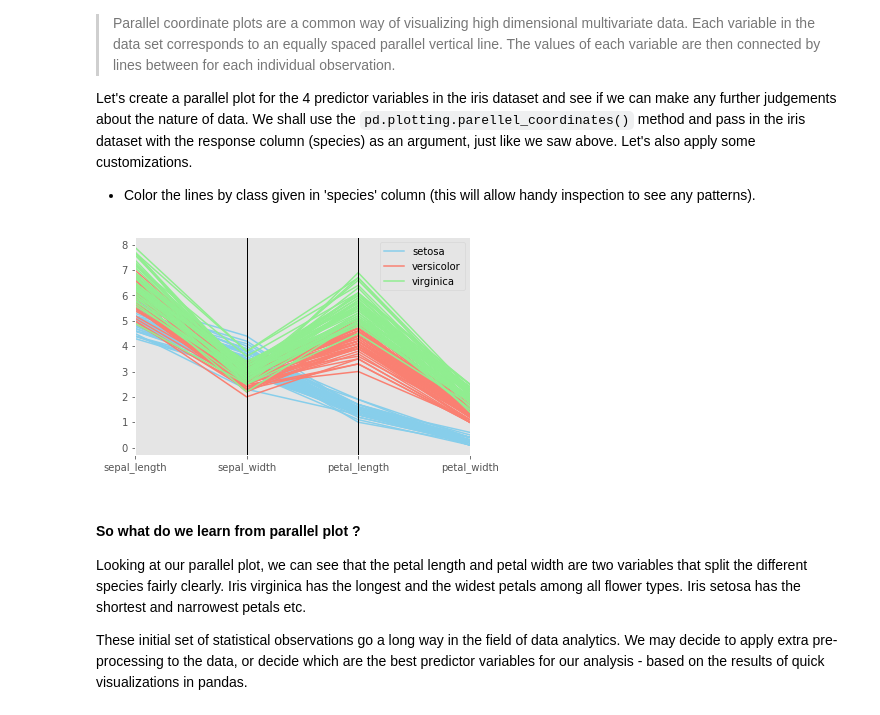
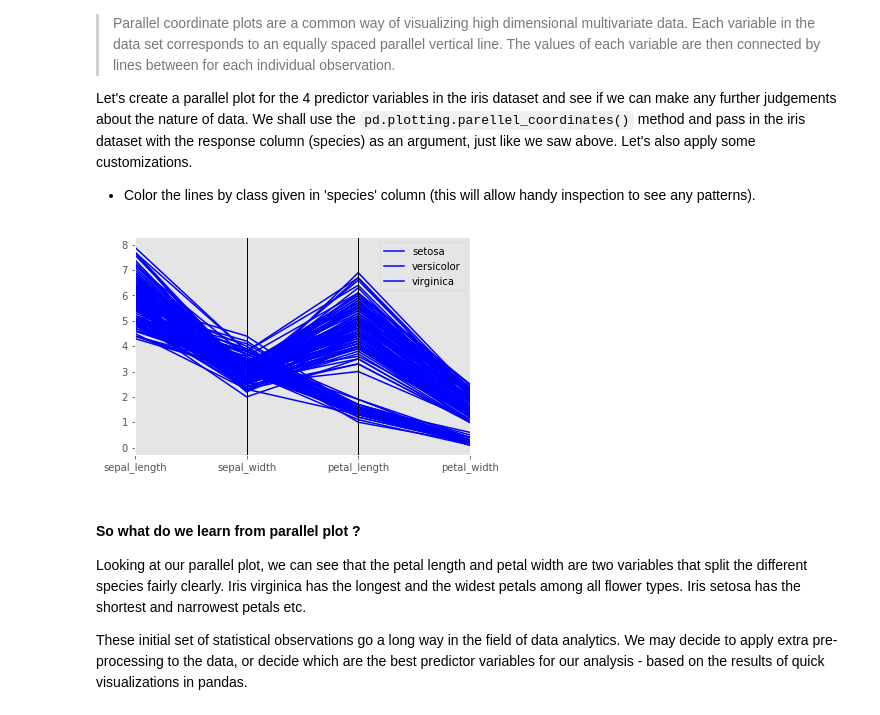
Before and after one commit to amitrani6/dsc-1-03-14-data-visualization-with-pandas-nyc-ds-career-031119, a Jupyter notebook: index.ipynb, the cells around one changed output. Cells and saved outputs as stored; diff of their text form; code cells hidden in the pictures.

```diff
--- a/index.ipynb
+++ b/index.ipynb
@@ -220,10 +220,10 @@ Let's create a parallel plot for the 4 predictor variables in the iris dataset a
 # %%
 # Set a colormap with3 colors to show species.
 colormap = ('skyblue', 'salmon', 'lightgreen')
 plt.figure()
-pd.plotting.parallel_coordinates(iris, 'species', color=blue);
+pd.plotting.parallel_coordinates(iris, 'species', color=colormap);
 # %% [output]
-[figure, old version]
+[figure, new version]
 # %% [markdown]
 #### So what do we learn from parallel plot ?
 
```
